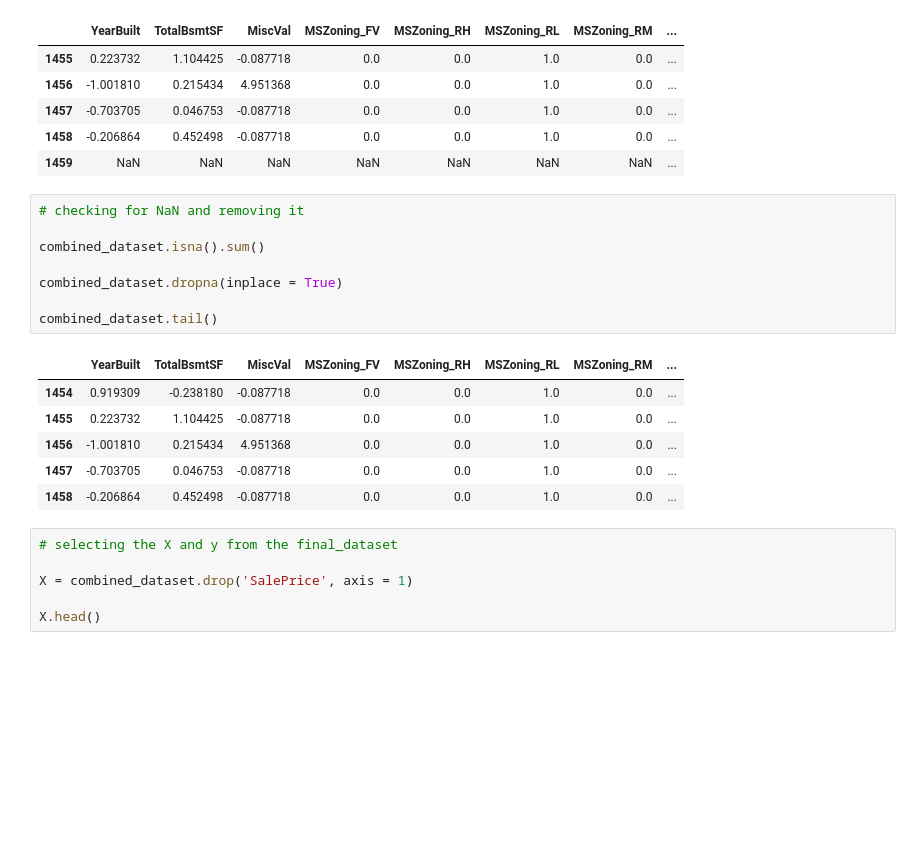
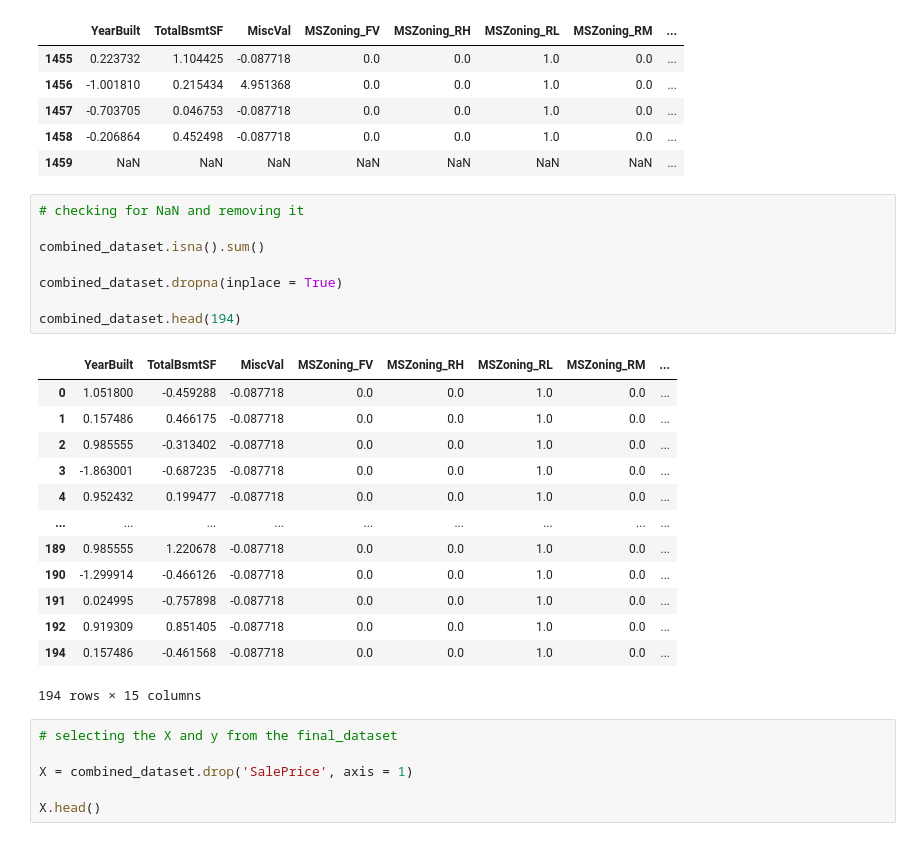
Before and after one commit to larrysman/dsp-olanrewaju-adegoke, a Jupyter notebook: notebooks/house_prices_modeling.ipynb, the cells around one changed output. Drawn from its saved outputs; the diff is of its cells as text; blank space fills up the shorter version.

```diff
--- a/notebooks/house_prices_modeling.ipynb
+++ b/notebooks/house_prices_modeling.ipynb
@@ -164,18 +164,25 @@ combined_dataset.tail()
 # %%
 # checking for NaN and removing it
 
 combined_dataset.isna().sum()
 
 combined_dataset.dropna(inplace = True)
 
-combined_dataset.tail()
+combined_dataset.head(194)
 # %% [output]
 |  | YearBuilt | TotalBsmtSF | MiscVal | MSZoning_FV | MSZoning_RH | MSZoning_RL | MSZoning_RM | ... |
-| 1454 | 0.919309 | -0.238180 | -0.087718 | 0.0 | 0.0 | 1.0 | 0.0 | ... |
-| 1455 | 0.223732 | 1.104425 | -0.087718 | 0.0 | 0.0 | 1.0 | 0.0 | ... |
-| 1456 | -1.001810 | 0.215434 | 4.951368 | 0.0 | 0.0 | 1.0 | 0.0 | ... |
-| 1457 | -0.703705 | 0.046753 | -0.087718 | 0.0 | 0.0 | 1.0 | 0.0 | ... |
-| 1458 | -0.206864 | 0.452498 | -0.087718 | 0.0 | 0.0 | 1.0 | 0.0 | ... |
+| 0 | 1.051800 | -0.459288 | -0.087718 | 0.0 | 0.0 | 1.0 | 0.0 | ... |
+| 1 | 0.157486 | 0.466175 | -0.087718 | 0.0 | 0.0 | 1.0 | 0.0 | ... |
+| 2 | 0.985555 | -0.313402 | -0.087718 | 0.0 | 0.0 | 1.0 | 0.0 | ... |
+| 3 | -1.863001 | -0.687235 | -0.087718 | 0.0 | 0.0 | 1.0 | 0.0 | ... |
+| 4 | 0.952432 | 0.199477 | -0.087718 | 0.0 | 0.0 | 1.0 | 0.0 | ... |
+| ... | ... | ... | ... | ... | ... | ... | ... | ... |
+| 189 | 0.985555 | 1.220678 | -0.087718 | 0.0 | 0.0 | 1.0 | 0.0 | ... |
+| 190 | -1.299914 | -0.466126 | -0.087718 | 0.0 | 0.0 | 1.0 | 0.0 | ... |
+| 191 | 0.024995 | -0.757898 | -0.087718 | 0.0 | 0.0 | 1.0 | 0.0 | ... |
+| 192 | 0.919309 | 0.851405 | -0.087718 | 0.0 | 0.0 | 1.0 | 0.0 | ... |
+| 194 | 0.157486 | -0.461568 | -0.087718 | 0.0 | 0.0 | 1.0 | 0.0 | ... |
+194 rows × 15 columns
 # %%
 # selecting the X and y from the final_dataset
 
```
Also changed, not shown: parts of 11 cells of this notebook.
